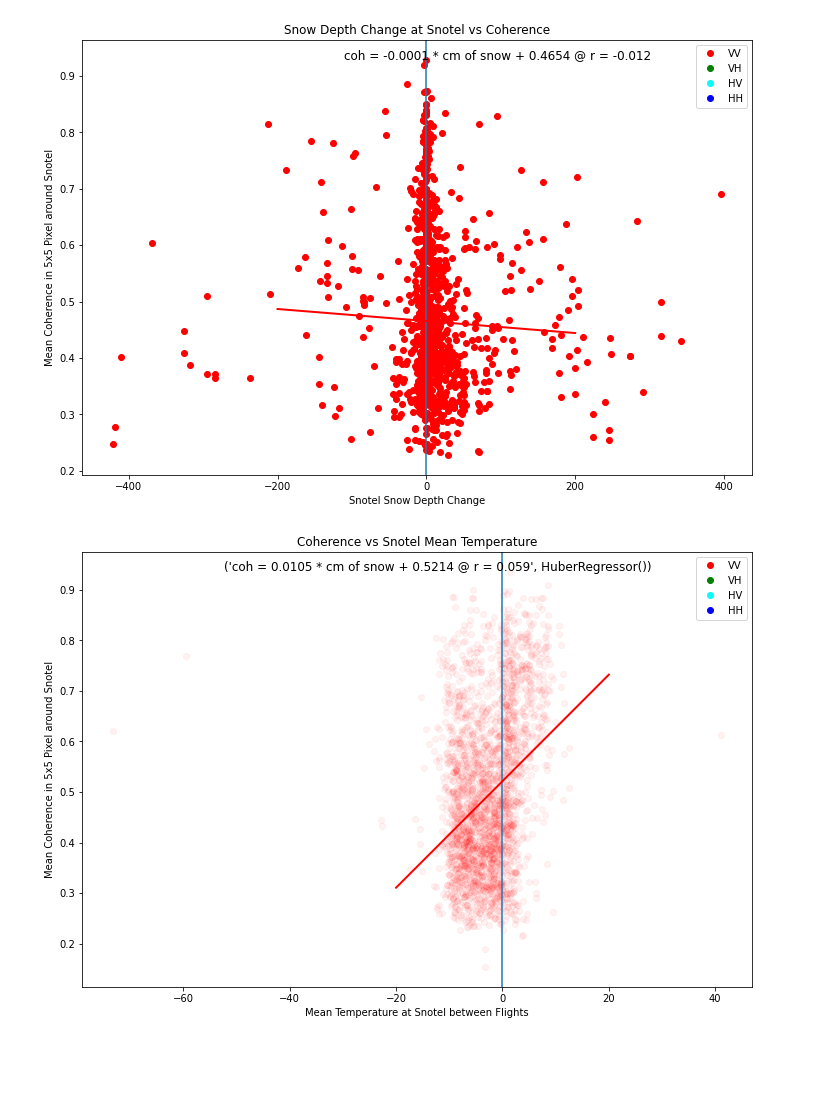
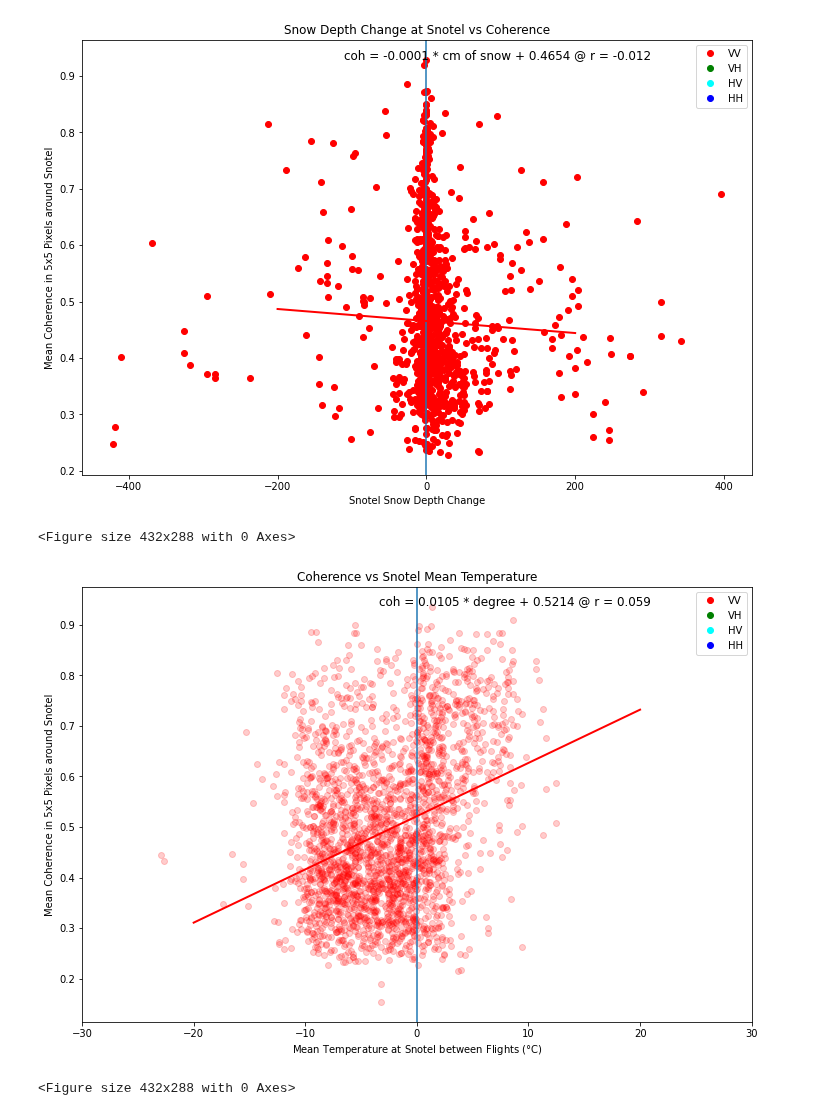
Before and after one commit to ZachHoppinen/uavsar, a Jupyter notebook: src/coherence/coherence_visualization.ipynb, the cells around one changed output. Drawn from its saved outputs; the diff is of its cells as text; code cells hidden in the pictures; blank space fills up the shorter version.

```diff
--- a/src/coherence/coherence_visualization.ipynb
+++ b/src/coherence/coherence_visualization.ipynb
@@ -60,5 +61,5 @@ plt.savefig(join(fig_dir, 'temp_pol_coh.png'), dpi = 300)
 # %%
-with open(expanduser('~/uavsar/results/coh_snotel_sd/res_df_full'), 'rb') as f:
+with open(expanduser('~/uavsar/results/coherence/coh_snotel_sd/res_df_full'), 'rb') as f:
     res = pickle.load(f)
 f, ax = plt.subplots(figsize = (12,8))
 x = []
@@ -88,49 +89,51 @@ x, y = lm_line(lm, (-200, 200))
 plt.plot(x,y, color = pol_cols['VV'], linewidth = 2)
 
 plt.xlabel('Snotel Snow Depth Change')
-plt.ylabel('Mean Coherence in 5x5 Pixel around Snotel')
+plt.ylabel('Mean Coherence in 5x5 Pixels around Snotel')
 plt.title('Snow Depth Change at Snotel vs Coherence')
 # plt.xlim(-100,100)
 plt.show()
-# plt.savefig(join(fig_dir, 'temp_pol_coh.png'), dpi = 300)
+plt.savefig(join(fig_dir, 'sd_diff_coh.png'), dpi = 300)
 # %% [output]
 [figure]
+<Figure size 432x288 with 0 Axes>
 # %%
-with open(expanduser('~/uavsar/results/coh_snotel_temp/res_df_mean'), 'rb') as f:
+with open(expanduser('~/uavsar/results/coherence/coh_snotel_temp/res_df_mean'), 'rb') as f:
     res = pickle.load(f)
 f, ax = plt.subplots(figsize = (12,8))
 x = []
 y = []
 for i,r in res.iterrows():
     for stat in r.meso_result:
         if r.pol == 'VV':
             # d_sd = r.meso_result[stat]['delta_sd']
             d_sd = r.meso_result[stat]['mean_air_temp']
             x.append(d_sd)
             coh = r.meso_result[stat]['img_arr_mean']
             y.append(coh)
-            plt.scatter(d_sd, coh, c = pol_cols[r.pol], alpha = 0.05)
+            plt.scatter(d_sd, coh, c = pol_cols[r.pol], alpha = 0.2)
 markers = [plt.Line2D([0,0],[0,0],color=color, marker='o', linestyle='') for color in pol_cols.values()]
 plt.legend(markers, pol_cols.keys(), numpoints=1)
 plt.axvline(0)
 
 x = [i for i in x if i is not np.nan]
 y = [i for i in y if i is not np.nan]
 x = pd.Series(x)
 y = pd.Series(y)
 lm = HuberRegressor().fit(x.values[~np.isnan(x.values)].ravel().reshape(-1, 1), y[~np.isnan(x.values)].values.ravel())
 r = round(lm.score(x.values[~np.isnan(x.values)].ravel().reshape(-1, 1), y[~np.isnan(x.values)].values.ravel()), 3)
-s =  f'coh = {round(lm.coef_[0], 4)} * cm of snow + {round(lm.intercept_, 4)} @ r = {r}', lm
+s =  f'coh = {round(lm.coef_[0], 4)} * degree + {round(lm.intercept_, 4)} @ r = {r}'
 plt.text(0.85, 0.98, s, ha='right', va='top', transform=ax.transAxes, fontdict = {'size': 12})
 x, y = lm_line(lm, (-20, 20))
 plt.plot(x,y, color = pol_cols['VV'], linewidth = 2)
 
-plt.xlabel('Mean Temperature at Snotel between Flights')
-plt.ylabel('Mean Coherence in 5x5 Pixel around Snotel')
+plt.xlabel('Mean Temperature at Snotel between Flights ($\degree$C)')
+plt.ylabel('Mean Coherence in 5x5 Pixels around Snotel')
 plt.title('Coherence vs Snotel Mean Temperature')
-# plt.xlim(-100,100)
+plt.xlim(-30,30)
 plt.show()
-# plt.savefig(join(fig_dir, 'temp_pol_coh.png'), dpi = 300)
+plt.savefig(join(fig_dir, 'temp_mean_coh.png'), dpi = 300)
 # %% [output]
-[figure, old version]
+[figure, new version]
+<Figure size 432x288 with 0 Axes>
 # %%
```
Also changed, not shown: parts of 6 cells of this notebook, 15 other files.
